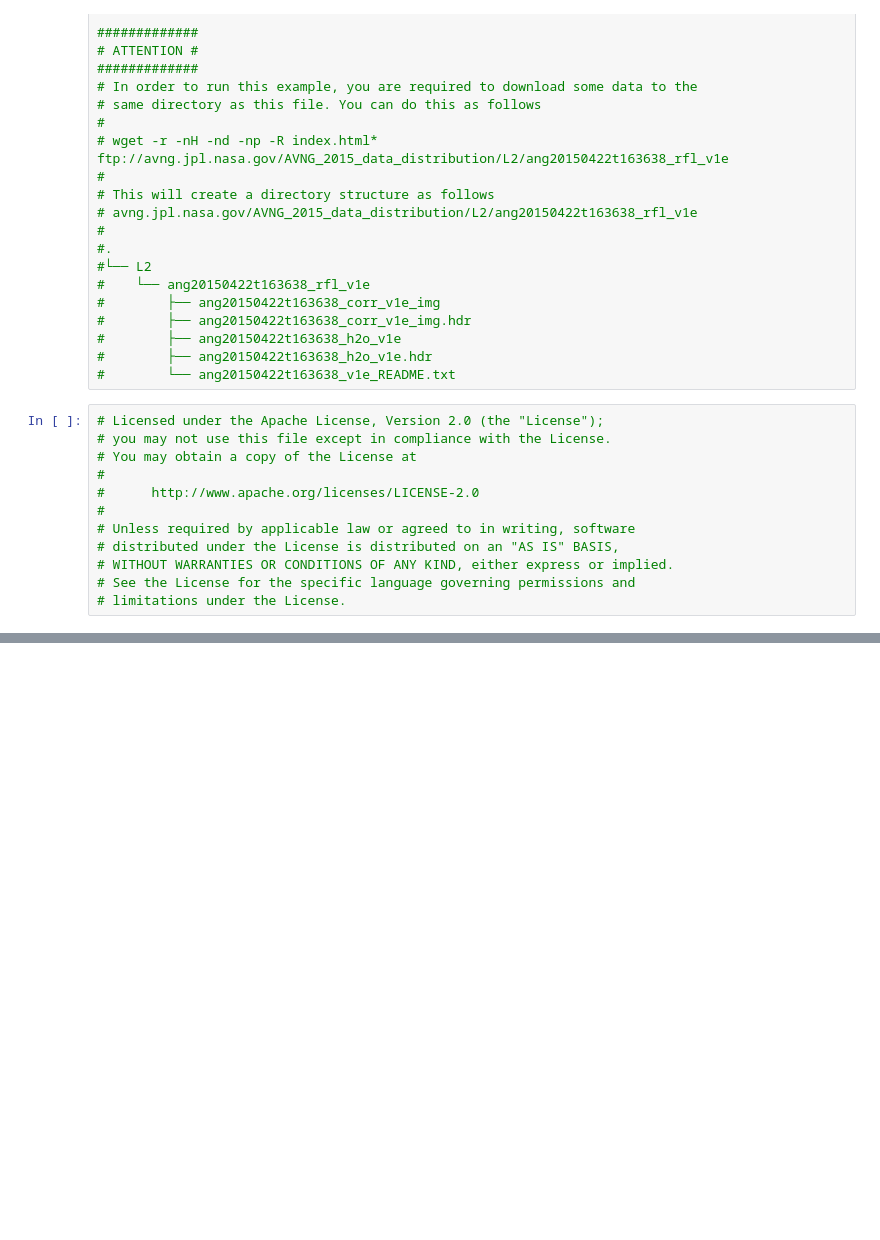
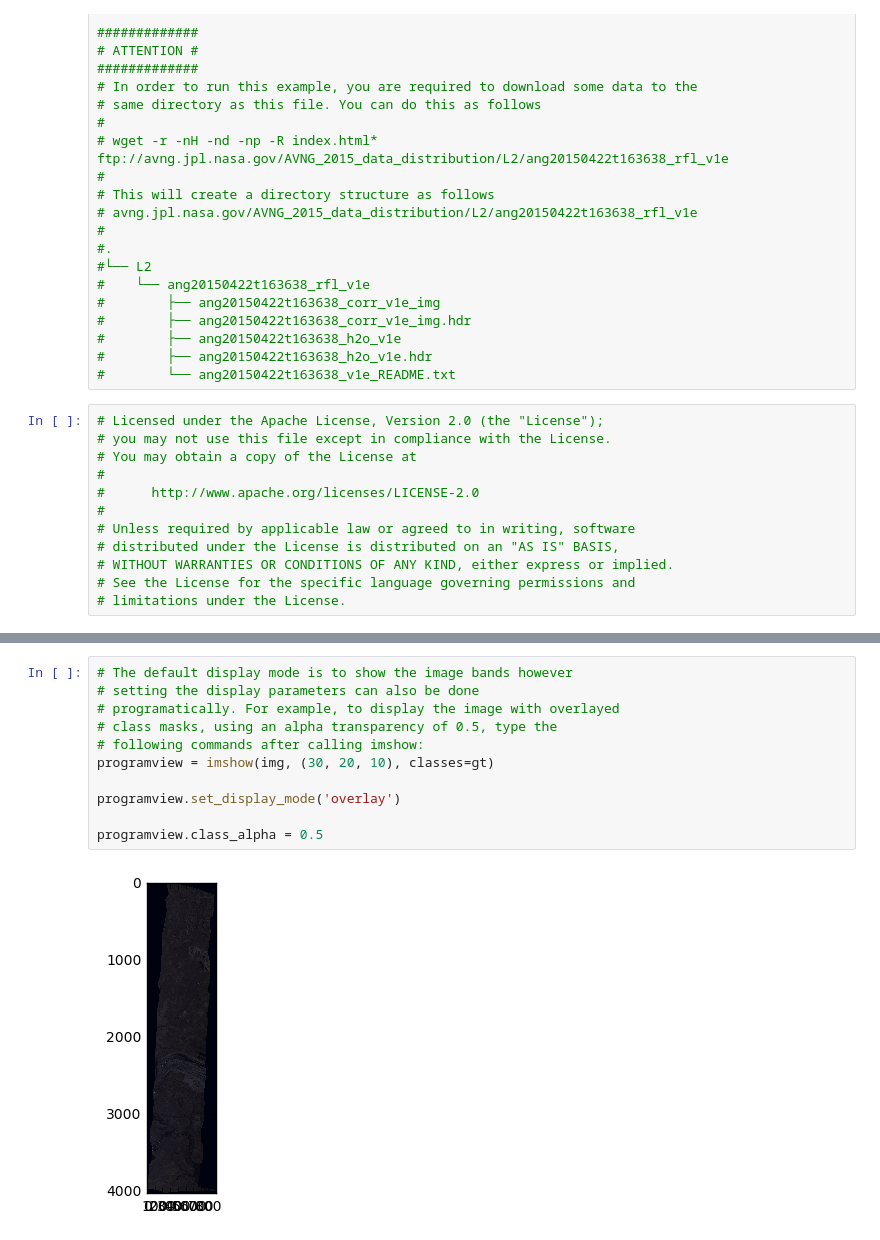
Before and after one commit to capstone-coal/pycoal, a Jupyter notebook: examples/AVIRIS_quickstart.ipynb, the cells around one changed output, grey strips where cells are left out. Drawn from its saved outputs; the diff is of its cells as text; blank space fills up the shorter version.

```diff
--- a/examples/AVIRIS_quickstart.ipynb
+++ b/examples/AVIRIS_quickstart.ipynb
@@ -63,0 +106,13 @@ view = imshow(img, (29, 19, 9))
+# %%
+# The default display mode is to show the image bands however
+# setting the display parameters can also be done
+# programatically. For example, to display the image with overlayed
+# class masks, using an alpha transparency of 0.5, type the
+# following commands after calling imshow:
+programview = imshow(img, (30, 20, 10), classes=gt)
+
+programview.set_display_mode('overlay')
+
+programview.class_alpha = 0.5
+# %% [output]
+[figure, added]
```
Also changed, not shown: parts of 9 cells of this notebook, 1 other file.
